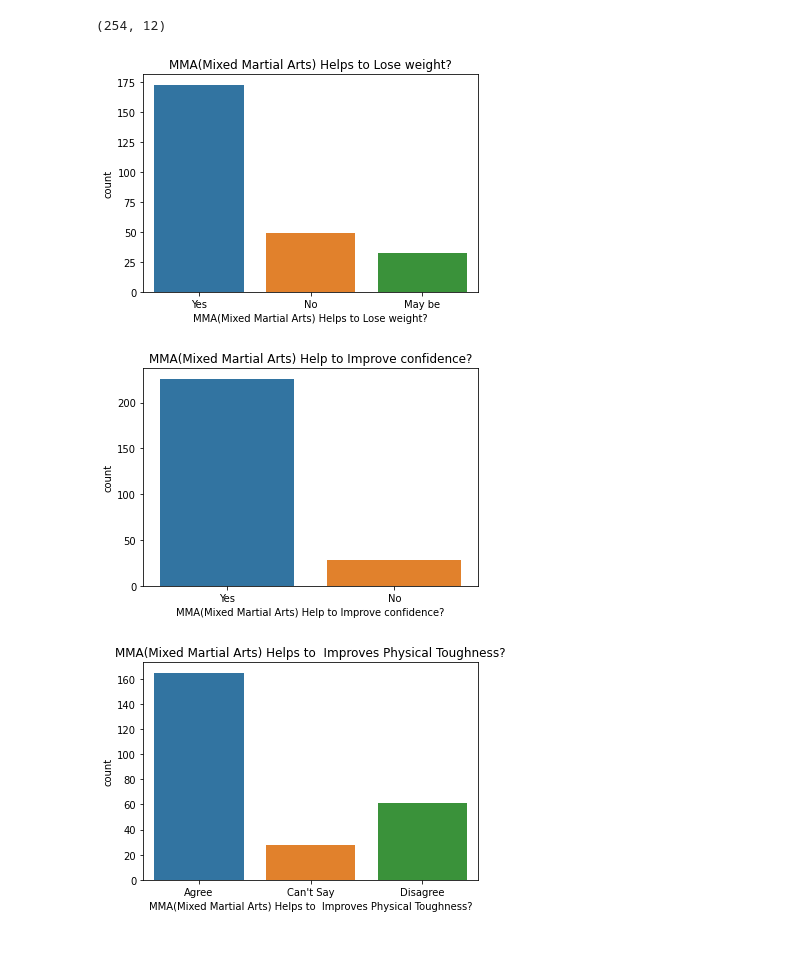
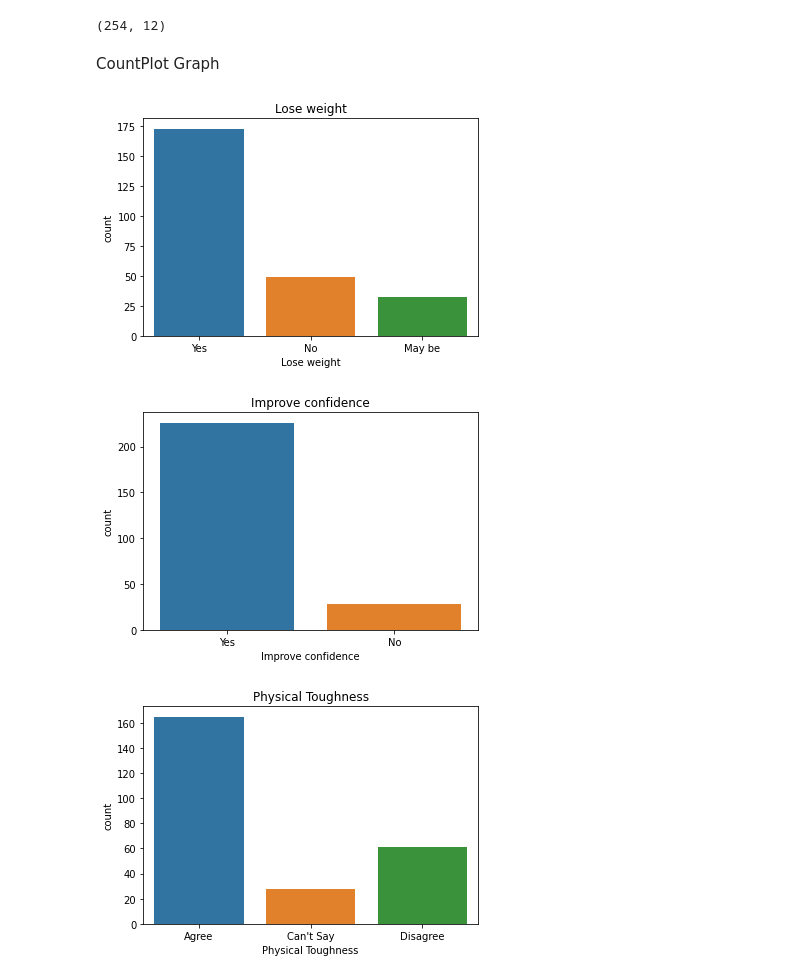
Before and after one commit to Girish-30/BI_project, a Jupyter notebook: Pyth_Project.ipynb, the cells around one changed output. Saved outputs shown, nothing was run; the diff lists cells and outputs as text; code cells hidden in the pictures; blank space fills up the shorter version.

```diff
--- a/Pyth_Project.ipynb
+++ b/Pyth_Project.ipynb
@@ -72,21 +72,23 @@ dtype: int64
 gb1.shape
 # %% [output]
 (254, 12)
+# %% [markdown]
+CountPlot Graph
 # %%
-sns.countplot(x='MMA(Mixed Martial Arts) Helps to Lose weight?',data=gb1)
-plt.title("MMA(Mixed Martial Arts) Helps to Lose weight?")
+sns.countplot(x='Lose weight',data=gb1)
+plt.title("Lose weight")
 plt.show()
 # %% [output]
-[figure, old version]
+[figure, new version]
 # %%
-sns.countplot(x='MMA(Mixed Martial Arts) Help to Improve confidence?',data=gb1)
-plt.title("MMA(Mixed Martial Arts) Help to Improve confidence?")
+sns.countplot(x='Improve confidence',data=gb1)
+plt.title("Improve confidence")
 plt.show()
 # %% [output]
-[figure, old version]
+[figure, new version]
 # %%
-sns.countplot(x='MMA(Mixed Martial Arts) Helps to  Improves Physical Toughness?',data=gb1)
-plt.title("MMA(Mixed Martial Arts) Helps to  Improves Physical Toughness?")
+sns.countplot(x='Physical Toughness',data=gb1)
+plt.title("Physical Toughness")
 plt.show()
 # %% [output]
-[figure, old version]
+[figure, new version]
```
Also changed, not shown: parts of 13 cells of this notebook.
